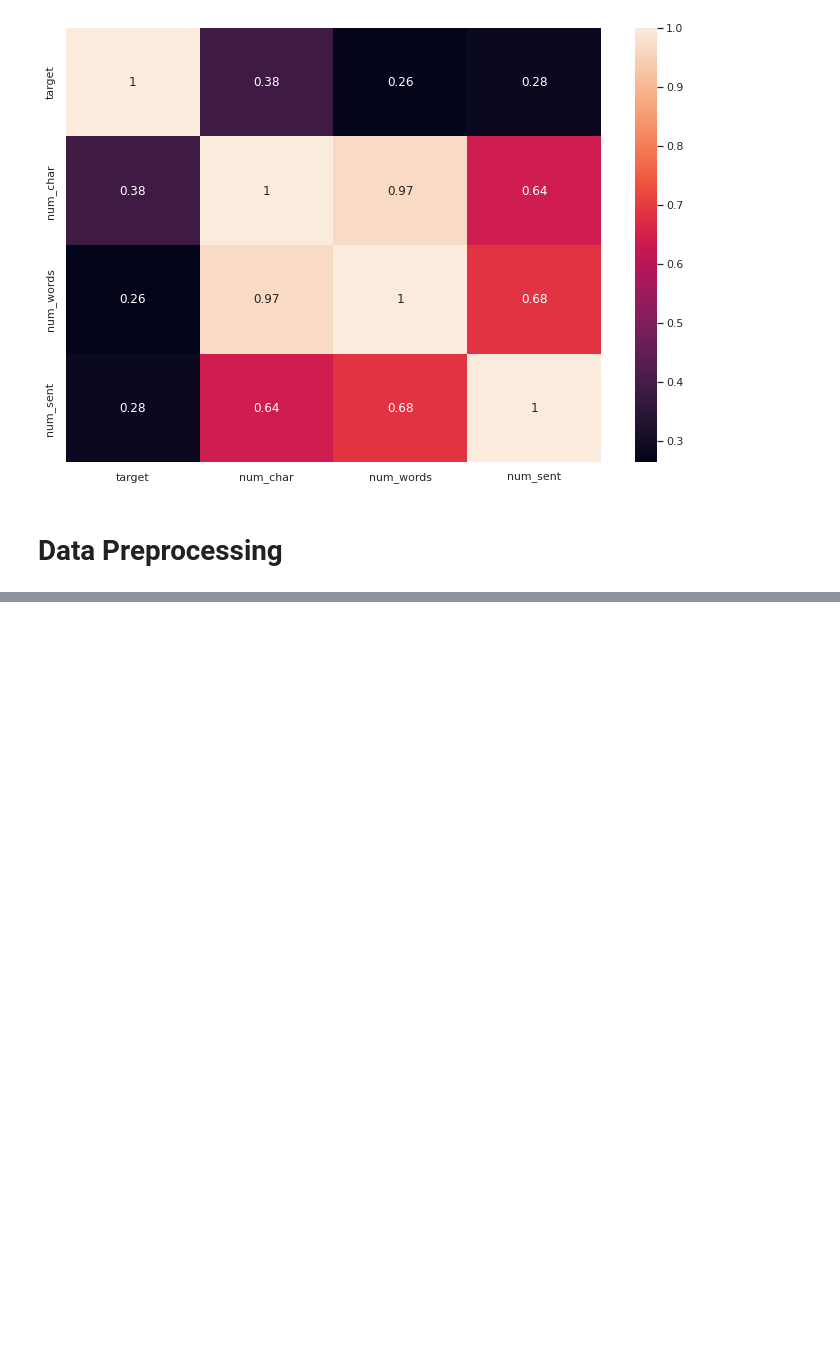
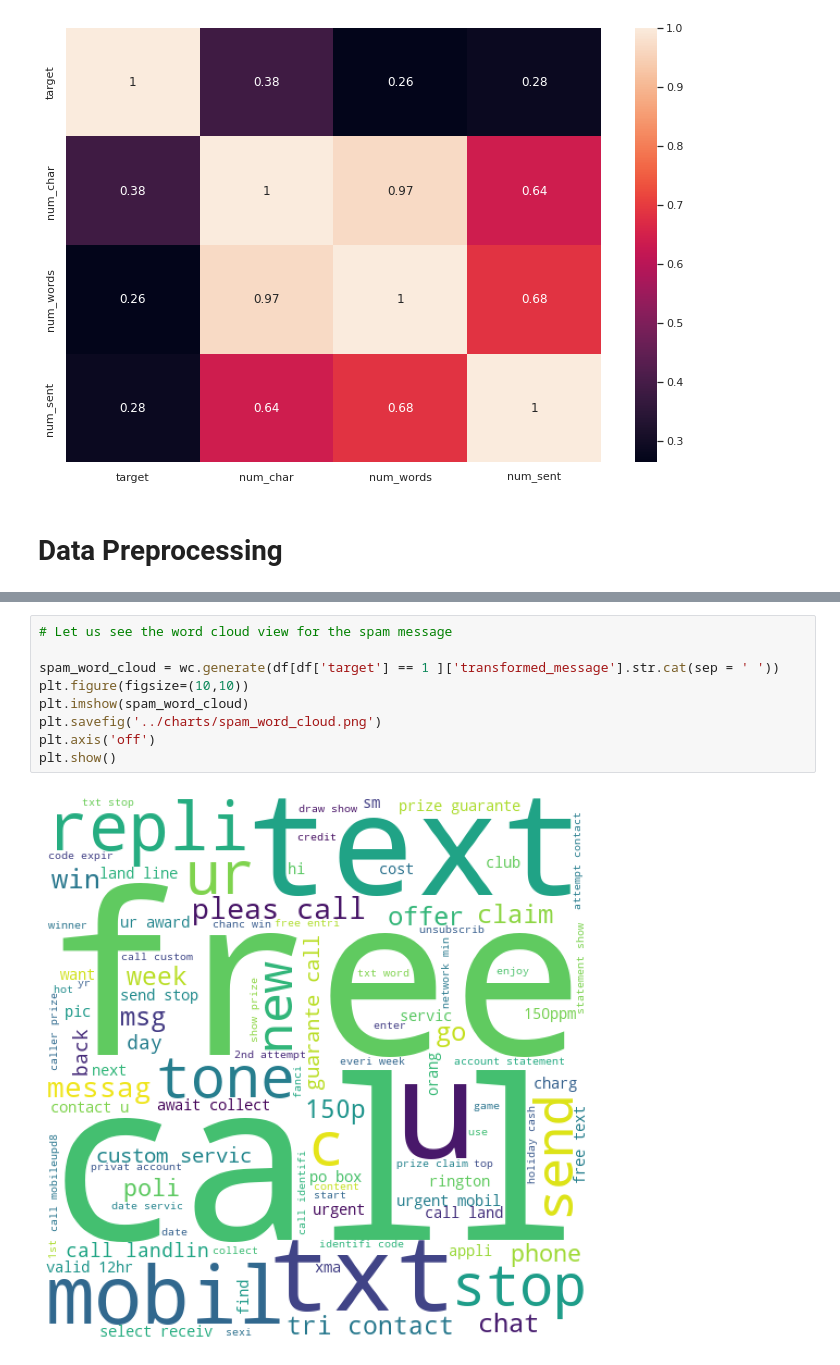
Before and after one commit to Micky373/spam_classifier, a Jupyter notebook: notebooks/spam_classifier.ipynb, the cells around one changed output, grey strips where cells are left out. Drawn from its saved outputs; the diff is of its cells as text; blank space fills up the shorter version.

```diff
--- a/notebooks/spam_classifier.ipynb
+++ b/notebooks/spam_classifier.ipynb
@@ -254,0 +332,11 @@ plt.show()
+# %%
+# Let us see the word cloud view for the spam message
+
+spam_word_cloud = wc.generate(df[df['target'] == 1 ]['transformed_message'].str.cat(sep = ' '))
+plt.figure(figsize=(10,10))
+plt.imshow(spam_word_cloud)
+plt.savefig('../charts/spam_word_cloud.png')
+plt.axis('off')
+plt.show()
+# %% [output]
+[figure, added]
```
Also changed, not shown: parts of 9 cells of this notebook, 4 other files.
